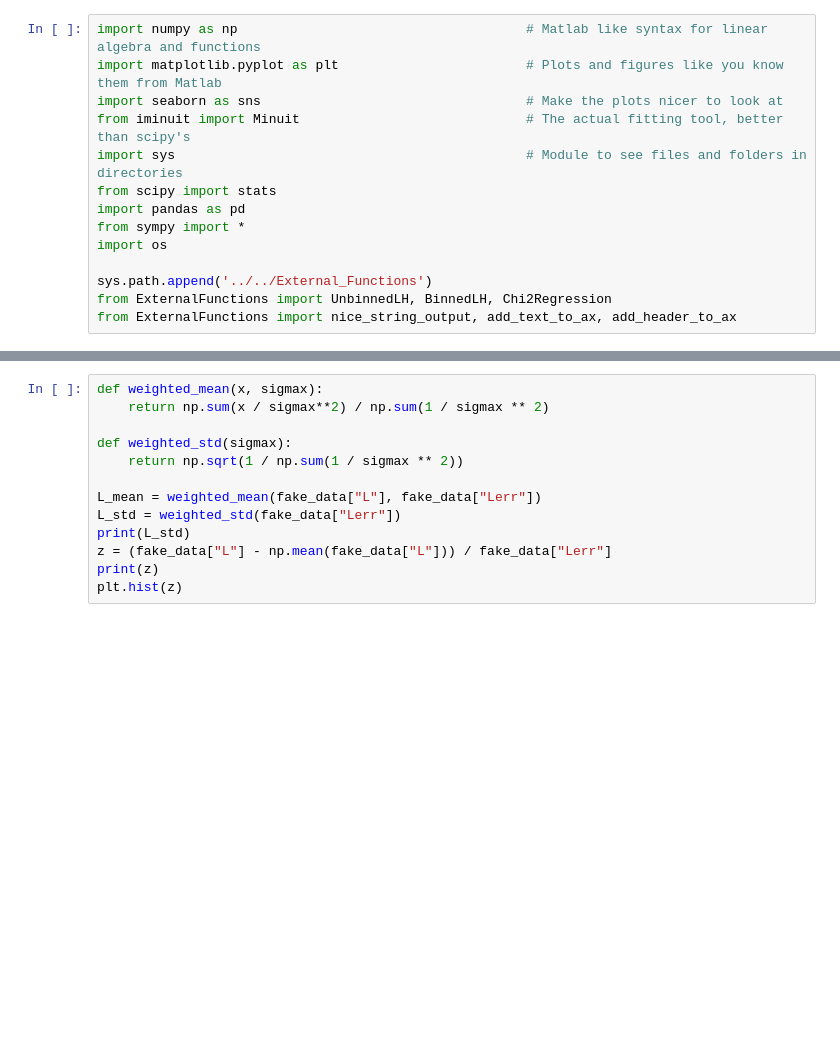
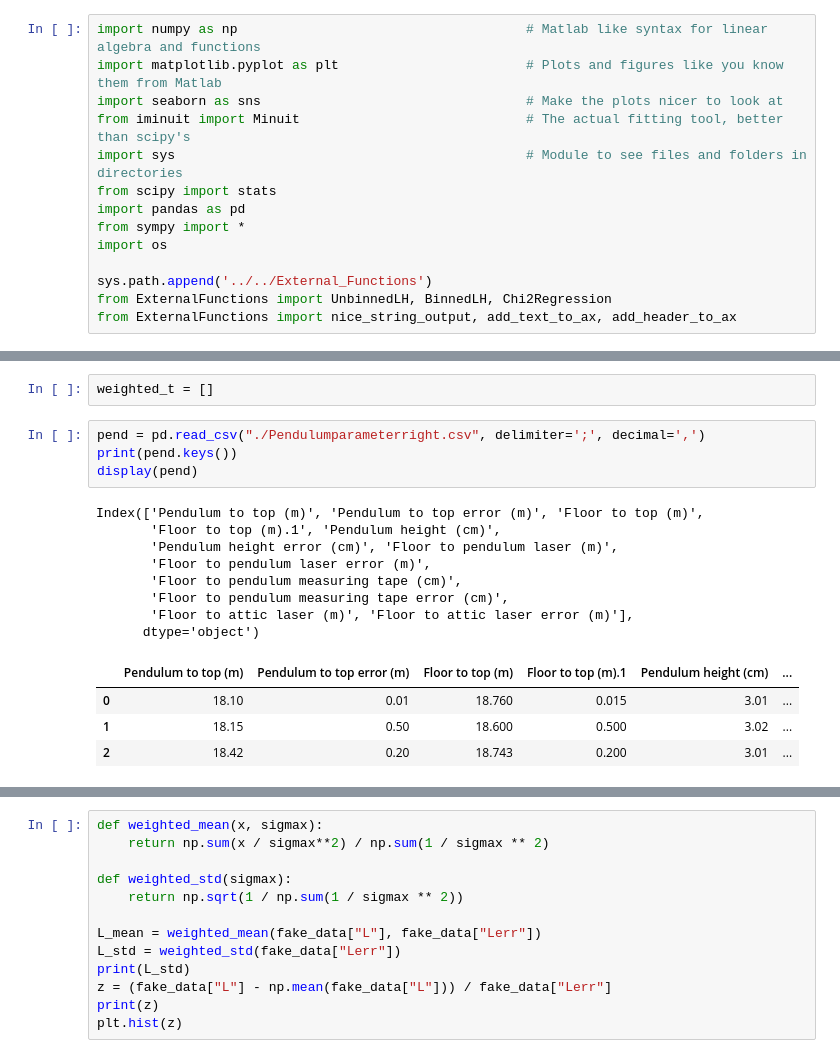
Before and after one commit to PhilKofoed/AppStat2022, a Jupyter notebook: Project/Pendulum/Pendulumplots.ipynb, the cells around one changed output, grey strips where cells are left out. Drawn from its saved outputs; the diff is of its cells as text; blank space fills up the shorter version.

Commit message:
pendulum work

```diff
--- a/Project/Pendulum/Pendulumplots.ipynb
+++ b/Project/Pendulum/Pendulumplots.ipynb
@@ -201,0 +271,19 @@ plt.show()
+# %%
+weighted_t = []
+# %%
+pend = pd.read_csv("./Pendulumparameterright.csv", delimiter=';', decimal=',')
+print(pend.keys())
+display(pend)
+# %% [output]
+Index(['Pendulum to top (m)', 'Pendulum to top error (m)', 'Floor to top (m)',
+       'Floor to top (m).1', 'Pendulum height (cm)',
+       'Pendulum height error (cm)', 'Floor to pendulum laser (m)',
+       'Floor to pendulum laser error (m)',
+       'Floor to pendulum measuring tape (cm)',
+       'Floor to pendulum measuring tape error (cm)',
+       'Floor to attic laser (m)', 'Floor to attic laser error (m)'],
+      dtype='object')
+|  | Pendulum to top (m) | Pendulum to top error (m) | Floor to top (m) | Floor to top (m).1 | Pendulum height (cm) | ... |
+| 0 | 18.10 | 0.01 | 18.760 | 0.015 | 3.01 | ... |
+| 1 | 18.15 | 0.50 | 18.600 | 0.500 | 3.02 | ... |
+| 2 | 18.42 | 0.20 | 18.743 | 0.200 | 3.01 | ... |
```
Also changed, not shown: parts of 16 cells of this notebook, 1 other file.
